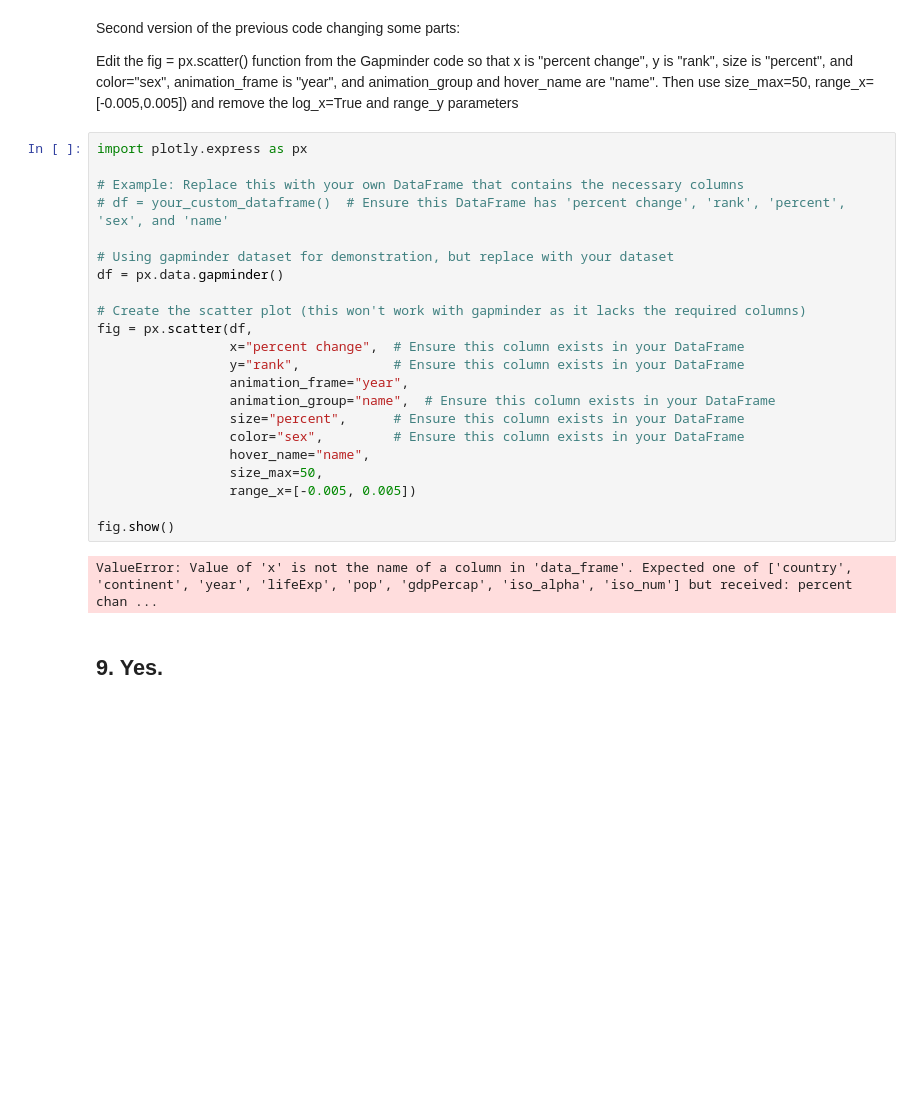
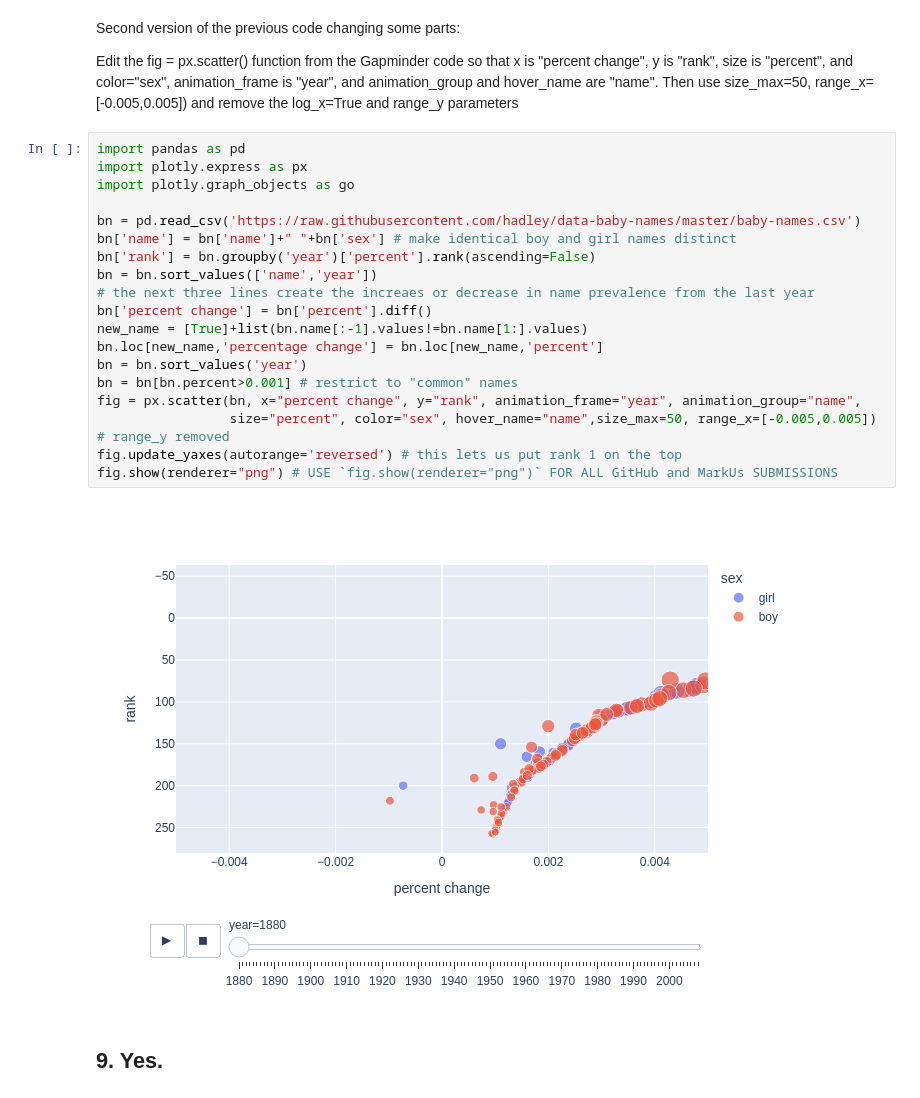
Before and after one commit to RasyidRP/STA130H1-F, a Jupyter notebook: STA130_HW3.ipynb, the cells around one changed output. Saved outputs shown, nothing was run; the diff lists cells and outputs as text; blank space fills up the shorter version.

```diff
--- a/STA130_HW3.ipynb
+++ b/STA130_HW3.ipynb
@@ -517,30 +539,27 @@ px.scatter(df, x="gdpPercap", y="lifeExp", animation_frame="year", animation_gro
 Second version of the previous code changing some parts:
 
 Edit the fig = px.scatter() function from the Gapminder code so that x is "percent change", y is "rank", size is "percent", and color="sex", animation_frame is "year", and animation_group and hover_name are "name". Then use size_max=50, range_x=[-0.005,0.005]) and remove the log_x=True and range_y parameters
-# %%
-import plotly.express as px
-
-# Example: Replace this with your own DataFrame that contains the necessary columns
-# df = your_custom_dataframe()  # Ensure this DataFrame has 'percent change', 'rank', 'percent', 'sex', and 'name'
-
-# Using gapminder dataset for demonstration, but replace with your dataset
-df = px.data.gapminder()
-
-# Create the scatter plot (this won't work with gapminder as it lacks the required columns)
-fig = px.scatter(df,
-                 x="percent change",  # Ensure this column exists in your DataFrame
-                 y="rank",            # Ensure this column exists in your DataFrame
-                 animation_frame="year",
-                 animation_group="name",  # Ensure this column exists in your DataFrame
-                 size="percent",      # Ensure this column exists in your DataFrame
-                 color="sex",         # Ensure this column exists in your DataFrame
-                 hover_name="name",
-                 size_max=50,
-                 range_x=[-0.005, 0.005])
-
-fig.show()
-# %% [output]
-ValueError: Value of 'x' is not the name of a column in 'data_frame'. Expected one of ['country', 'continent', 'year', 'lifeExp', 'pop', 'gdpPercap', 'iso_alpha', 'iso_num'] but received: percent chan ...
+# %%
+import pandas as pd
+import plotly.express as px
+import plotly.graph_objects as go
+
+bn = pd.read_csv('https://raw.githubusercontent.com/hadley/data-baby-names/master/baby-names.csv')
+bn['name'] = bn['name']+" "+bn['sex'] # make identical boy and girl names distinct
+bn['rank'] = bn.groupby('year')['percent'].rank(ascending=False)
+bn = bn.sort_values(['name','year'])
+# the next three lines create the increaes or decrease in name prevalence from the last year
+bn['percent change'] = bn['percent'].diff()
+new_name = [True]+list(bn.name[:-1].values!=bn.name[1:].values)
+bn.loc[new_name,'percentage change'] = bn.loc[new_name,'percent']
+bn = bn.sort_values('year')
+bn = bn[bn.percent>0.001] # restrict to "common" names
+fig = px.scatter(bn, x="percent change", y="rank", animation_frame="year", animation_group="name",
+                 size="percent", color="sex", hover_name="name",size_max=50, range_x=[-0.005,0.005]) # range_y removed
+fig.update_yaxes(autorange='reversed') # this lets us put rank 1 on the top
+fig.show(renderer="png") # USE `fig.show(renderer="png")` FOR ALL GitHub and MarkUs SUBMISSIONS
+# %% [output]
+[figure, added]
 # %% [markdown]
 ## 9. Yes.
 # %% [markdown]
```
Also changed, not shown: parts of 3 cells of this notebook.
